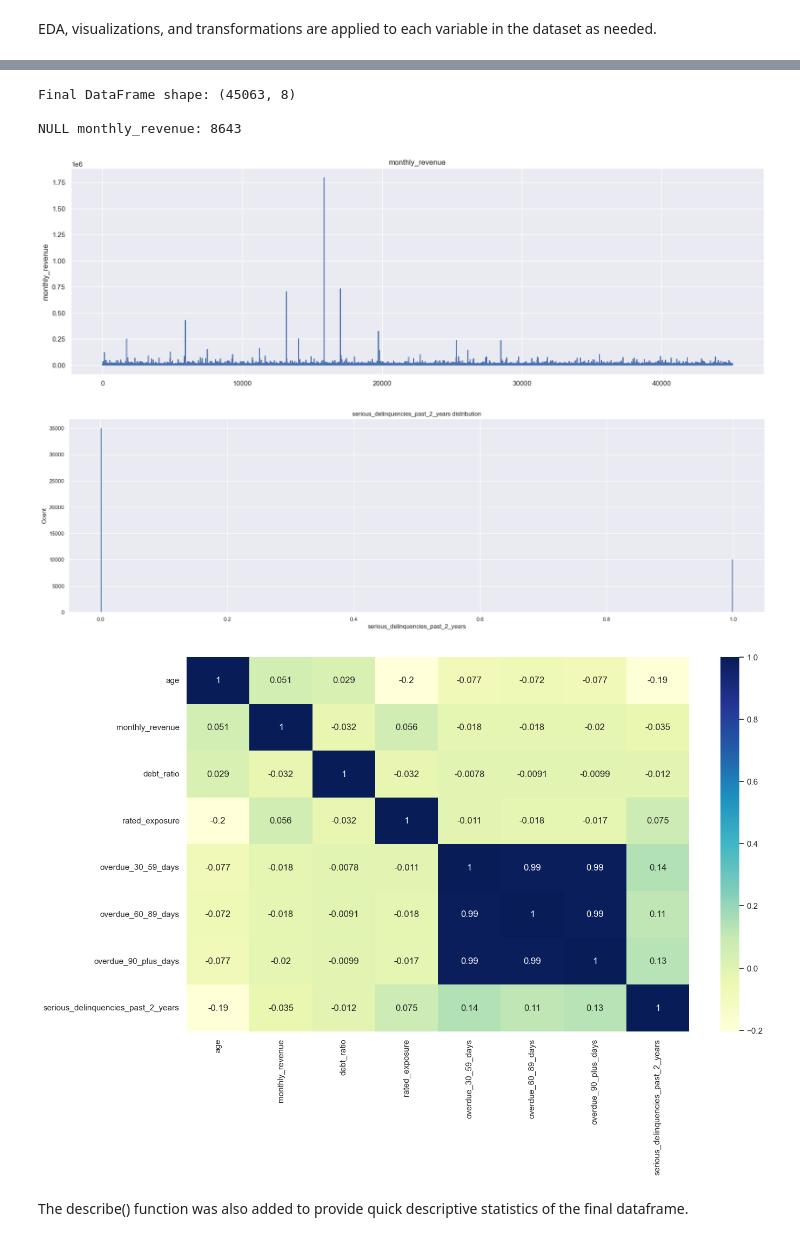
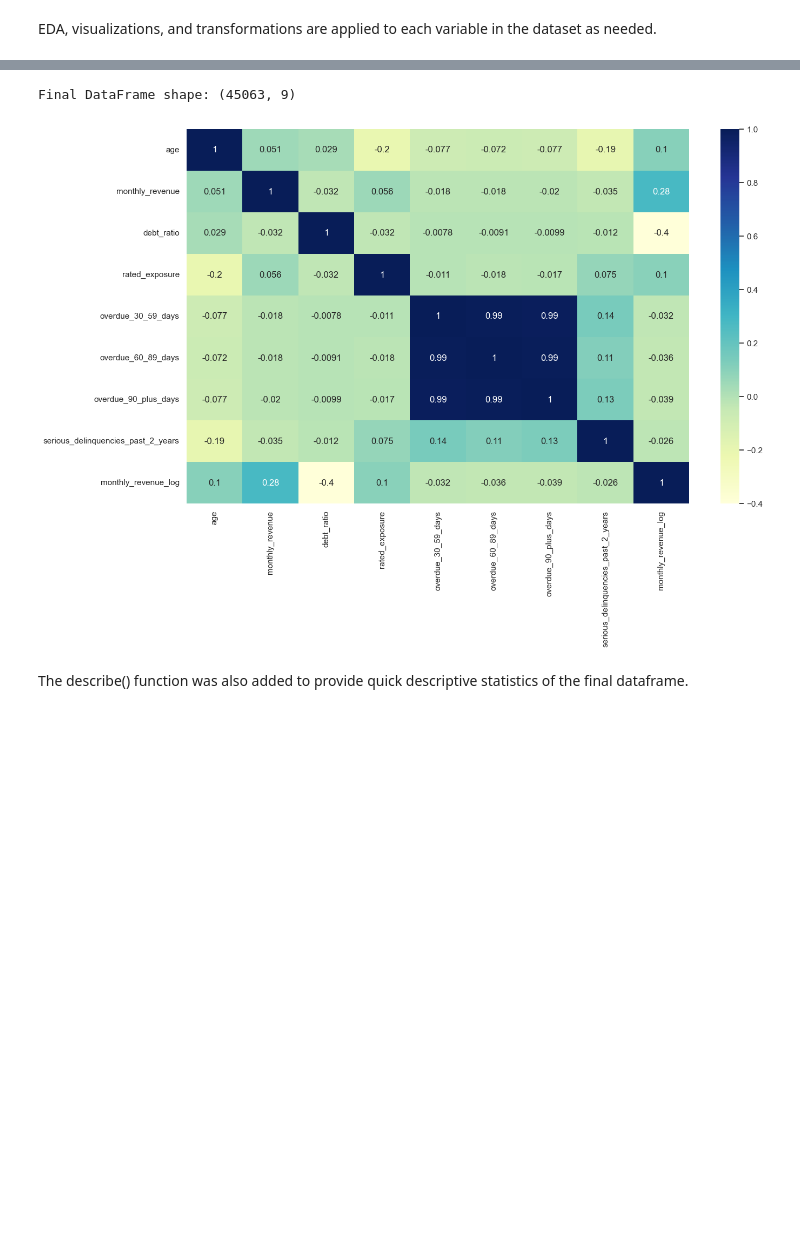
Before and after one commit to PESIII23/real-time-credit-risk-simulation, a Jupyter notebook: src/notebooks/credit_risk_analysis.ipynb, the cells around one changed output, grey strips where cells are left out. Cells and saved outputs as stored; diff of their text form; code cells hidden in the pictures; blank space fills up the shorter version.

```diff
--- a/src/notebooks/credit_risk_analysis.ipynb
+++ b/src/notebooks/credit_risk_analysis.ipynb
@@ -146,7 +146,4 @@ plt.figure(figsize=(15,7))
 df['monthly_revenue_log'] = np.log1p(df['monthly_revenue'])
 plt.title("Monthly Revenue (Log-Transformed)")
 sns.histplot(df['monthly_revenue_log'])
-
-# Add revenue bin column to the original dataframe
-df['revenue_bin'] = monthly_revenue_raw['revenue_bin']
 # %% [output]
@@ -166,54 +164,44 @@ df['revenue_bin'] = monthly_revenue_raw['revenue_bin']
 
 print(f"Final DataFrame shape: {df.shape}\n")
 
-current_var = 'monthly_revenue'
+# current_var = ''
 
 """Count of Null Values"""
-is_null_series = df[current_var].isnull()
-null_count = is_null_series.sum()
-print(f"NULL {current_var}: {null_count}")
+# is_null_series = df[current_var].isnull()
+# null_count = is_null_series.sum()
+# print(f"NULL {current_var}: {null_count}")
 
 """Line Plots"""
-plt.figure(figsize=(20,6))
-plt.title(current_var)
-sns.lineplot(data=df[current_var])
+# plt.figure(figsize=(20,6))
+# plt.title(current_var)
+# sns.lineplot(data=df[current_var])
 
 """Bar Plots"""
 # x_var = 'rated_exposure'
 # y_var = 'age'
 # plt.figure(figsize=(25,7))
 # plt.title(f'{x_var} vs. {y_var}')
 # sns.barplot(x=df[x_var], y=df[y_var])
 
 """Scatter Plots"""
 # x_var = 'rated_exposure'
 # y_var = 'age'
 # plt.figure(figsize=(25,7))
 # plt.title(f'{x_var} vs. {y_var}')
 # sns.scatterplot(x=df[x_var], y=df[y_var])
 
-"""Histogram Plots"""
-x_var = 'serious_delinquencies_past_2_years'
-plt.figure(figsize=(25,7))
-plt.title(f'{x_var} distribution')
-sns.histplot(data=df, x=x_var)
-
 """Pie Graphs (Custom)"""
 # plt.figure(figsize=(25,9))
 # Plots.plot_age_ranges(df, 'age', title='% of Age Ranges')
 
 """Correlation Matrix"""
 correlation_matrix = df.corr()
 plt.figure(figsize=(15,9))
 sns.heatmap(correlation_matrix, annot=True, cmap='YlGnBu')
 plt.show()
 # %% [output]
-Final DataFrame shape: (45063, 8)
-
-NULL monthly_revenue: 8643
+Final DataFrame shape: (45063, 9)
-[figure, old version]
+[figure, new version]
-[figure, removed]
-[figure, removed]
 # %% [markdown]
 The describe() function was also added to provide quick descriptive statistics of the final dataframe.
 # %%
```
Also changed, not shown: parts of 1 cell of this notebook.
